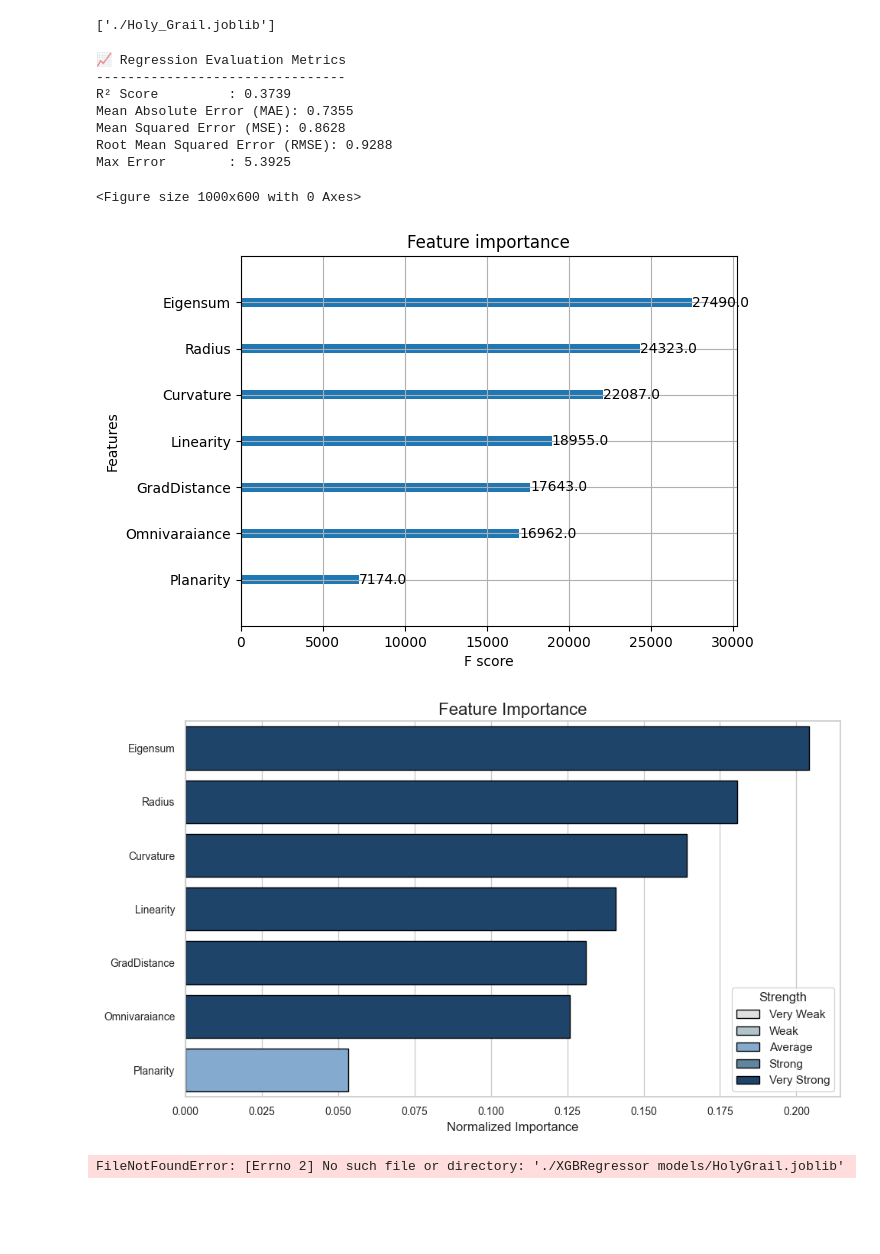
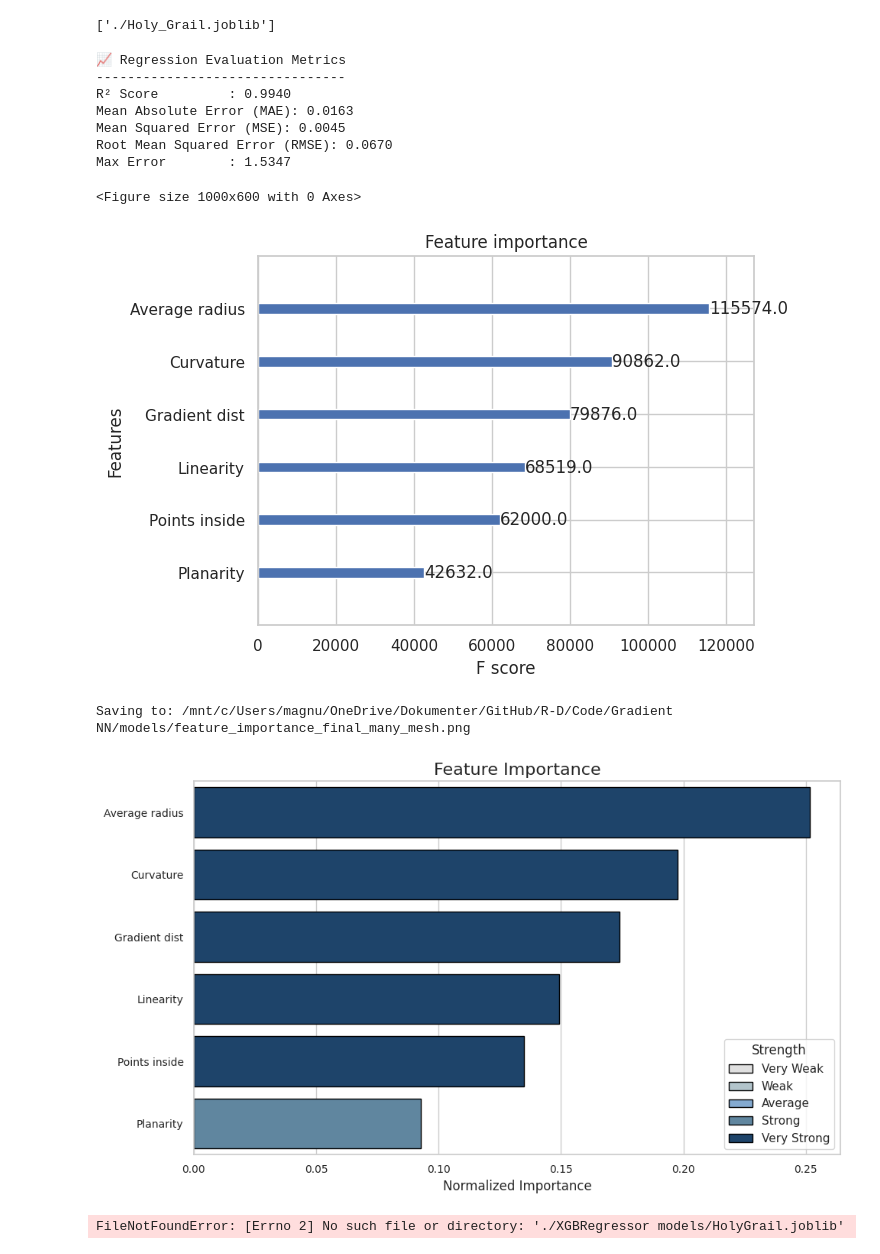
Before and after one commit to MagnusKarlsen1/PCQA-NN, a Jupyter notebook: Code/Gradient NN/models/XGBoost Regressor_copy.ipynb, the cells around one changed output. Drawn from its saved outputs; the diff is of its cells as text; code cells hidden in the pictures; blank space fills up the shorter version.

```diff
--- a/Code/Gradient NN/models/XGBoost Regressor_copy.ipynb
+++ b/Code/Gradient NN/models/XGBoost Regressor_copy.ipynb
@@ -24,11 +24,11 @@ print(jax.devices())
 # %% [output]
 [CpuDevice(id=0)]
 # %%
-features = np.loadtxt("../Data/Training_data/meshsize_features2.txt")[:,[2,3,4,5,6,7,8]]#.reshape(-1,1)
-labels = np.loadtxt("../Data/Training_data/meshsize_labels2.txt")[:,[0]]
+features = np.loadtxt("../Data/Training_data/holes_features_many_mesh.txt")[:,[2,3,4,5,6,7,8,9]]#.reshape(-1,1)
+labels = np.loadtxt("../Data/Training_data/holes_labels_many_mesh.txt")[:,[0]]
 # %%
 
-
+features = np.delete(features, [3,4], axis=1)  # Remove first two columns
 
 # Split label array into individual columns
 print(features.shape)
@@ -203,16 +203,16 @@ print_regression_metrics(y_test, y_pred)
 # %% [output]
 📈 Regression Evaluation Metrics
 --------------------------------
-R² Score         : 0.3739
-Mean Absolute Error (MAE): 0.7355
-Mean Squared Error (MSE): 0.8628
-Root Mean Squared Error (RMSE): 0.9288
-Max Error        : 5.3925
+R² Score         : 0.9940
+Mean Absolute Error (MAE): 0.0163
+Mean Squared Error (MSE): 0.0045
+Root Mean Squared Error (RMSE): 0.0670
+Max Error        : 1.5347
 # %%
 from xgboost import XGBRegressor, plot_importance
 import matplotlib.pyplot as plt
 
-feature_names = ["Curvature", "Linearity", "Planarity", "Omnivaraiance", "Eigensum", "GradDistance", "Radius"]
+feature_names = ["Curvature", "Linearity", "Planarity", "Average radius", "Points inside", "Gradient dist"]
 
 estimator.get_booster().feature_names = feature_names
 plt.figure(figsize=(10, 6))
@@ -223,13 +223,15 @@ plt.savefig("F1_scores_xgboost2.png", dpi=1000)
 plt.show()
 # %% [output]
 <Figure size 1000x600 with 0 Axes>
-[figure, old version]
+[figure, new version]
 # %%
 import joblib
 import numpy as np
 import pandas as pd
 import matplotlib.pyplot as plt
 import seaborn as sns
+import os
+save_path = os.path.join(os.getcwd(), "feature_importance_final_many_mesh.png")
 booster = estimator.get_booster()
 importance = booster.get_score(importance_type='weight')
 
@@ -249,35 +251,38 @@ palette = {
     "Weak": "#aec6cf",
     "Average": "#77aadd",
     "Strong": "#5588aa",
     "Very Strong": "#114477"
 }
 
 # Plot
 sns.set(style="whitegrid")
 plt.figure(figsize=(10, 6))
 barplot = sns.barplot(
     x="F_Score",
     y="Feature",
     data=df,
     hue="Strength",
     dodge=False,
     palette=palette,
     edgecolor="black"
 )
 
 # Customize
 plt.title("Feature Importance", fontsize=16)
 plt.xlabel("Normalized Importance", fontsize=12)
 plt.ylabel("")
 plt.xticks(fontsize=10)
 plt.yticks(fontsize=10)
 plt.legend(title="Strength", loc="lower right", frameon=True)
 plt.tight_layout()
 
-plt.savefig('./Feature_importance.png', dpi=2000)
+
+print("Saving to:", save_path)
+plt.savefig(save_path, dpi=2000)
 plt.show()
 # %% [output]
+Saving to: /mnt/c/Users/magnu/OneDrive/Dokumenter/GitHub/R-D/Code/Gradient NN/models/feature_importance_final_many_mesh.png
-[figure, old version]
+[figure, new version]
 # %%
 from joblib import load
 
```
Also changed, not shown: parts of 3 cells of this notebook, 42 other files.
